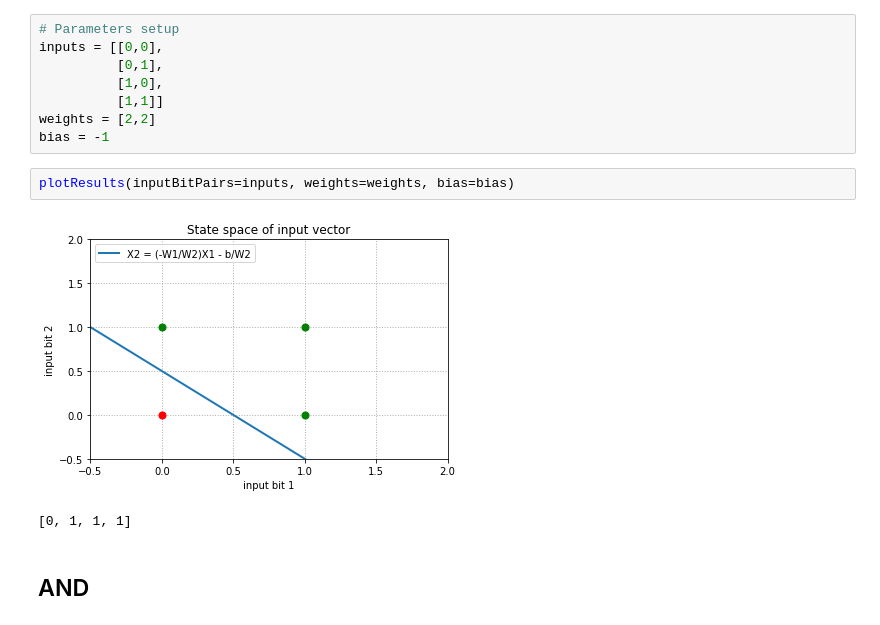
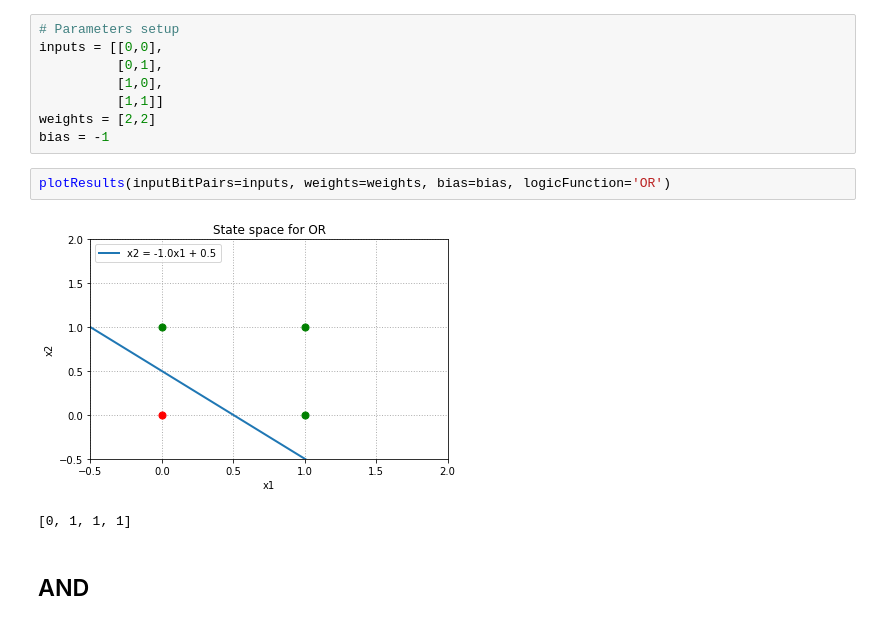
Before and after one commit to Tobias-Fechner/yr5-computational-intelligence, a Jupyter notebook: TF03-assignment-q1.ipynb, the cells around one changed output. Saved outputs shown, nothing was run; the diff lists cells and outputs as text.

Commit message:
final edits made to graph labels for nice look in submission document

```diff
--- a/TF03-assignment-q1.ipynb
+++ b/TF03-assignment-q1.ipynb
@@ -13,9 +13,9 @@ inputs = [[0,0],
 weights = [2,2]
 bias = -1
 # %%
-plotResults(inputBitPairs=inputs, weights=weights, bias=bias)
+plotResults(inputBitPairs=inputs, weights=weights, bias=bias, logicFunction='OR')
 # %% [output]
-[figure, old version]
+[figure, new version]
 [0, 1, 1, 1]
 # %% [markdown]
 ## AND
```
Also changed, not shown: parts of 5 cells of this notebook, 1 other file.
